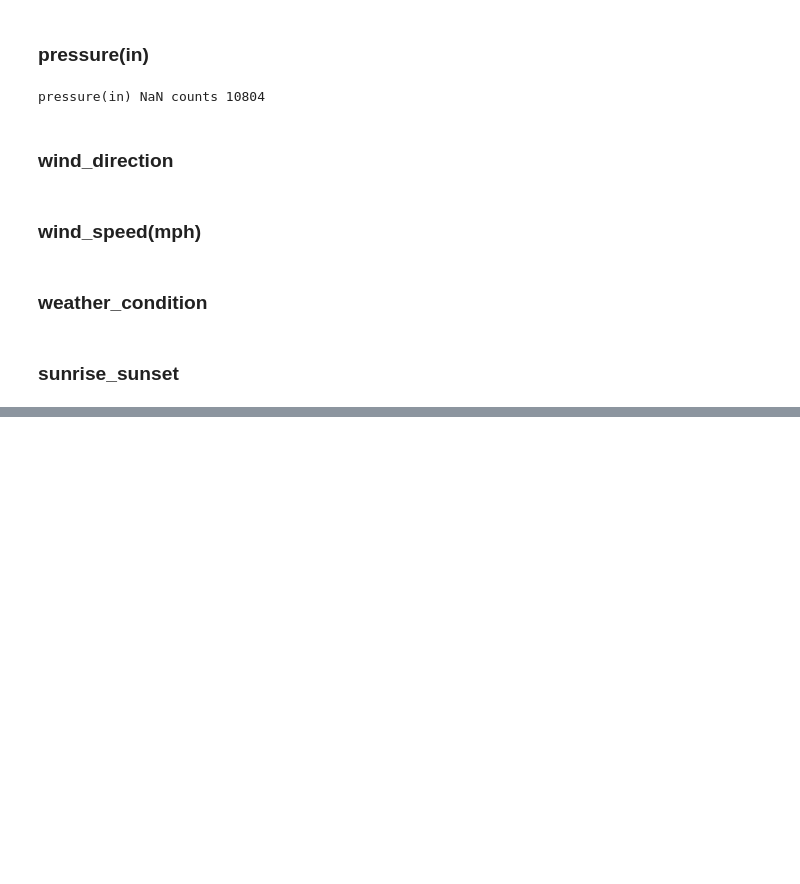
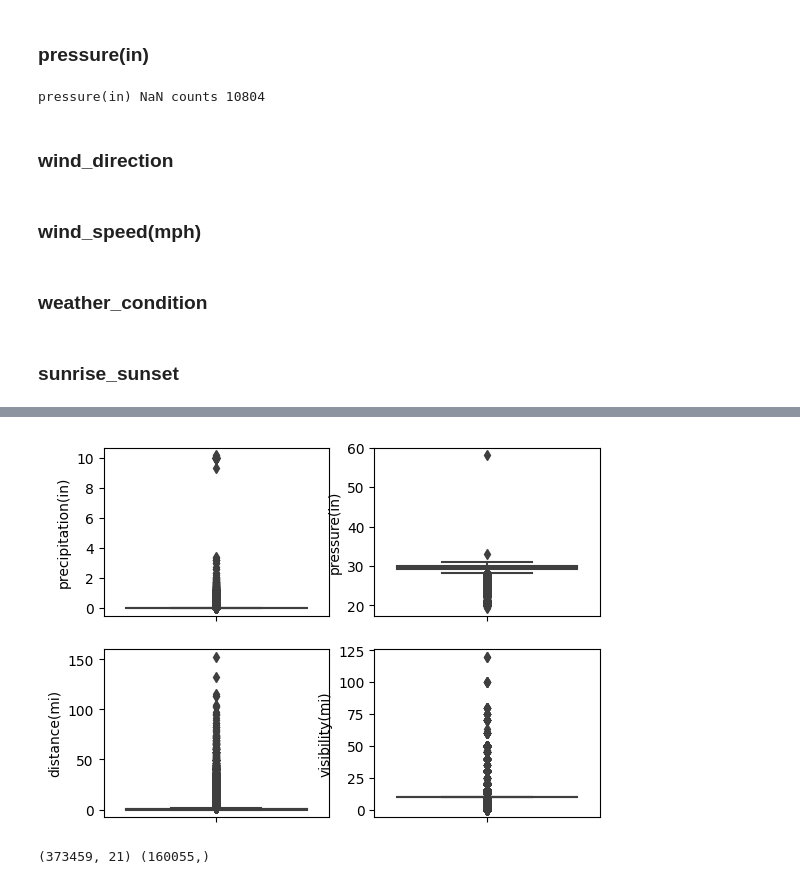
Before and after one commit to Govind-Asawa/US_Car_Accidents, a Jupyter notebook: ML_US_Car_accidents.ipynb, the cells around one changed output, grey strips where cells are left out. Saved outputs shown, nothing was run; the diff lists cells and outputs as text; code cells hidden in the pictures; blank space fills up the shorter version.

```diff
--- a/ML_US_Car_accidents.ipynb
+++ b/ML_US_Car_accidents.ipynb
@@ -934,0 +954,4 @@ df2['weather_condition'].fillna(df2['weather_condition'].mode(), inplace = True)
+# %%
+prediction_features = ['distance(mi)','temperature(f)','humidity(%)','pressure(in)','visibility(mi)','wind_direction',
+                       'wind_speed(mph)','precipitation(in)','weather_condition','amenity','bump','crossing','give_way',
+                       'junction','no_exit','railway','station','stop','traffic_calming','traffic_signal','sunrise_sunset', 'severity']
@@ -934,0 +963,17 @@ df2['weather_condition'].fillna(df2['weather_condition'].mode(), inplace = True)
+# %%
+class PredictionColSelector():
+    def __init__(self):
+        pass
+
+    def fit(self, x, y=None):
+        return self
+
+    def transform(self, x):
+        #convert all the column names to lower case
+        x.columns = x.columns.map(lambda col: col.lower())
+
+        #select only the features needed for prediction
+        cols_of_interest = set(x.columns).intersection(prediction_features)
+        x = x.loc[:, list(cols_of_interest)]
+
+        return x
@@ -934,0 +1079,7 @@ df2['weather_condition'].fillna(df2['weather_condition'].mode(), inplace = True)
+# %%
+selector_n_binner = Pipeline(
+    steps=[
+        ('colSelector', PredictionColSelector()),
+        ('binNmapper', BinNMapper()),
+    ]
+)
@@ -934,0 +1117,20 @@ df2['weather_condition'].fillna(df2['weather_condition'].mode(), inplace = True)
+# %%
+transformed_df = selector_n_binner.transform(df)
+# transformed_df = treatOutliers().transform(transformed_df)
+# %%
+cols = ['precipitation(in)', 'pressure(in)', 'distance(mi)', 'visibility(mi)']
+for i, col in enumerate(cols, 1):
+    plt.subplot(2,2,i)
+    sns.boxplot(transformed_df, y=col)
+# %% [output]
+[figure, added]
+# %%
+#Splitting data
+
+X = transformed_df.drop('severity', axis=1)
+y = transformed_df.loc[:, 'severity']
+x_train, x_test, y_train, y_test = train_test_split(X, y, test_size=0.3, stratify=y, random_state=101, shuffle=True)
+
+print(x_train.shape, y_test.shape)
+# %% [output]
+(373459, 21) (160055,)
```
Also changed, not shown: parts of 19 cells of this notebook.
